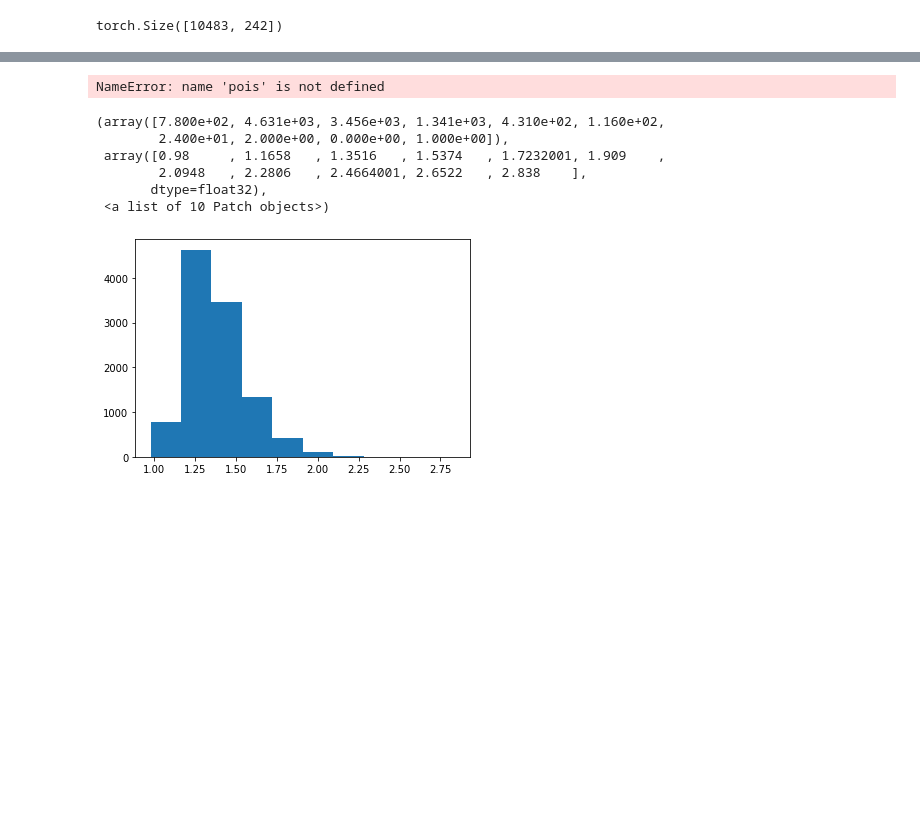
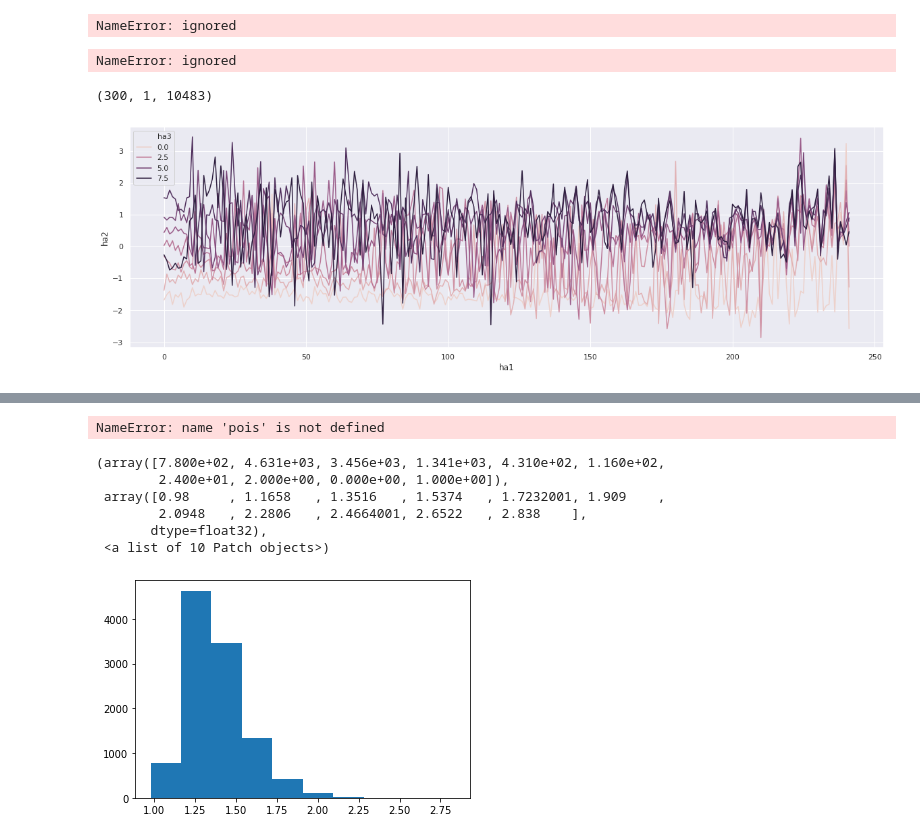
Before and after one commit to wsonv/PP_proejct, a Jupyter notebook: Untitled.ipynb, the cells around one changed output, grey strips where cells are left out. Drawn from its saved outputs; the diff is of its cells as text; code cells hidden in the pictures; blank space fills up the shorter version.

```diff
--- a/Untitled.ipynb
+++ b/Untitled.ipynb
@@ -51,4 +125,55 @@ train_ratings = (ratings - 1)*2
+# %%
+marginal_mcmc
+# %% [output]
+NameError: ignored
+# %%
+marginal
+# %% [output]
+NameError: ignored
+# %%
+get_marginal = lambda traces, sites:EmpiricalMarginal(traces, sites) \
+               ._get_samples_and_weights()[0].detach().cpu().numpy()
+
+trace_pred = TracePredictive(wrapped_model,
+                             posterior,
+                             num_samples=300)
+post_pred = trace_pred.run(data, None)
+marginal = get_marginal(post_pred, ["obs"])
+# if mode == "save":
+# #     to_pickle(marginal,"data_pickle/{}/{}_svi_samples".format(model_type, model_type))
+# #     to_pickle(svi_samples,"data_pickle/{}/{}_svi_beta_dict".format(model_type, model_type))
+
+res = np.zeros([1,3])
+count = 0
+for k,w in svi_samples.items():
+  for i in range(w.shape[1]):
+    temp_1 = np.ones([w.shape[0],1]) * i
+    temp_3 = np.ones([w.shape[0],1]) * count
+    temp_2 = np.expand_dims(w[:,i],axis =1)
+    tmp_res = np.concatenate([temp_1,temp_2,temp_3],axis = 1)
+    res = np.concatenate([res,tmp_res], axis = 0)
+  count += 1
+res = res[1:]
+df_beta = pd.DataFrame(res, columns = ["ha1","ha2","ha3"])
+# %%
+res = np.zeros([1,3])
+count = 0
+for k,w in svi_samples.items():
+  for i in range(w.shape[1]):
+    temp_1 = np.ones([w.shape[0],1]) * i
+    temp_3 = np.ones([w.shape[0],1]) * count
+    temp_2 = np.expand_dims(w[:,i],axis =1)
+    tmp_res = np.concatenate([temp_1,temp_2,temp_3],axis = 1)
+    res = np.concatenate([res,tmp_res], axis = 0)
+  count += 1
+res = res[1:]
+df_beta = pd.DataFrame(res, columns = ["ha1","ha2","ha3"])
 # %%
-data.shape
+marginal.shape
 # %% [output]
-torch.Size([10483, 242])
+(300, 1, 10483)
+# %%
+plt.subplots(figsize=(20, 6))
+ax = sns.lineplot(x="ha1", y="ha2", hue="ha3", data=df_beta,ci=None)
+# %% [output]
+[figure, added]
```
Also changed, not shown: parts of 44 cells of this notebook, 8 other files.
